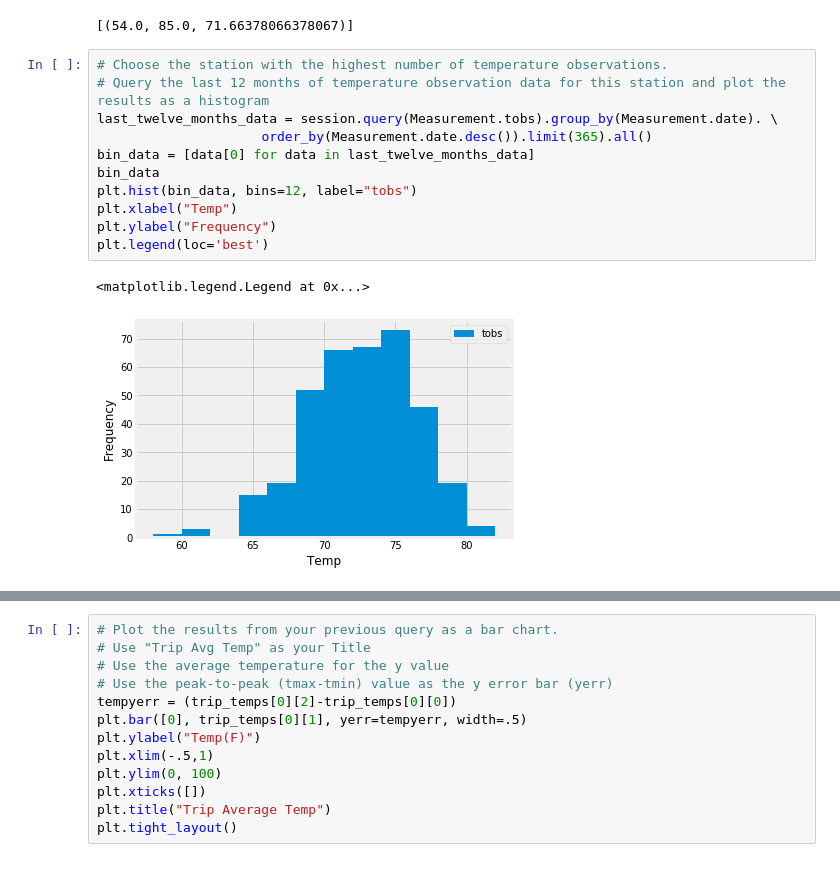
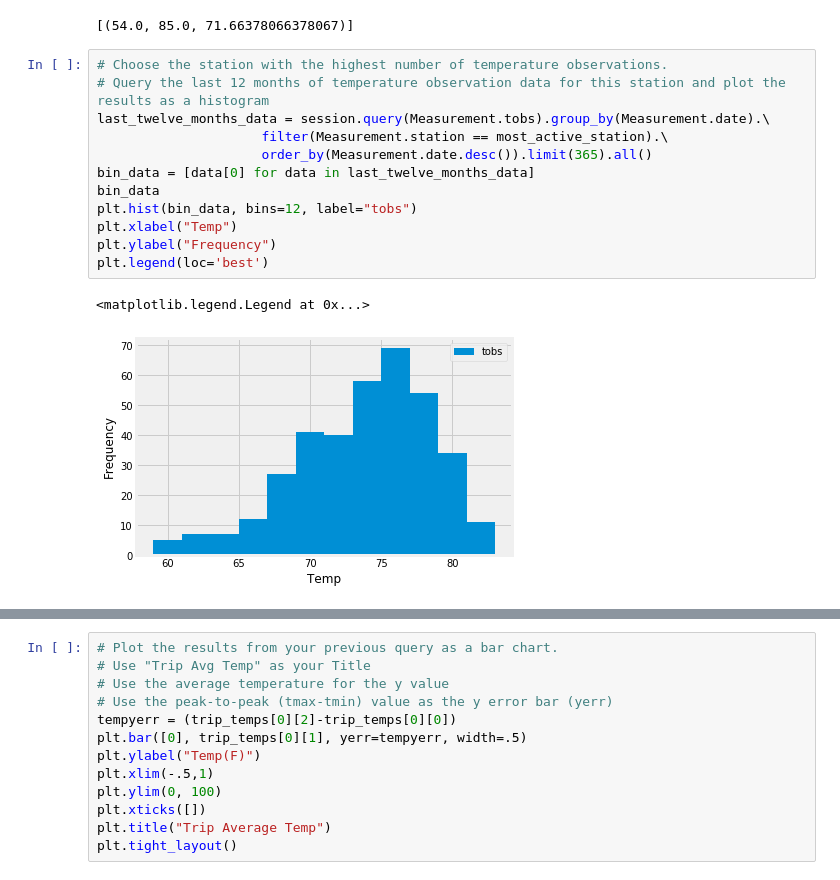
Before and after one commit to charlehl/UCI-Data-Analytics, a Jupyter notebook: homework9/climate_charles.ipynb, the cells around one changed output, grey strips where cells are left out. Saved outputs shown, nothing was run; the diff lists cells and outputs as text.

```diff
--- a/homework9/climate_charles.ipynb
+++ b/homework9/climate_charles.ipynb
@@ -133,14 +149,15 @@ most_active_data
 # %%
 # Choose the station with the highest number of temperature observations.
 # Query the last 12 months of temperature observation data for this station and plot the results as a histogram
-last_twelve_months_data = session.query(Measurement.tobs).group_by(Measurement.date). \
+last_twelve_months_data = session.query(Measurement.tobs).group_by(Measurement.date).\
+                     filter(Measurement.station == most_active_station).\
                      order_by(Measurement.date.desc()).limit(365).all()
 bin_data = [data[0] for data in last_twelve_months_data]
 bin_data
 plt.hist(bin_data, bins=12, label="tobs")
 plt.xlabel("Temp")
 plt.ylabel("Frequency")
 plt.legend(loc='best')
 # %% [output]
 <matplotlib.legend.Legend at 0x...>
-[figure, old version]
+[figure, new version]
```
Also changed, not shown: parts of 9 cells of this notebook, 1 other file.
